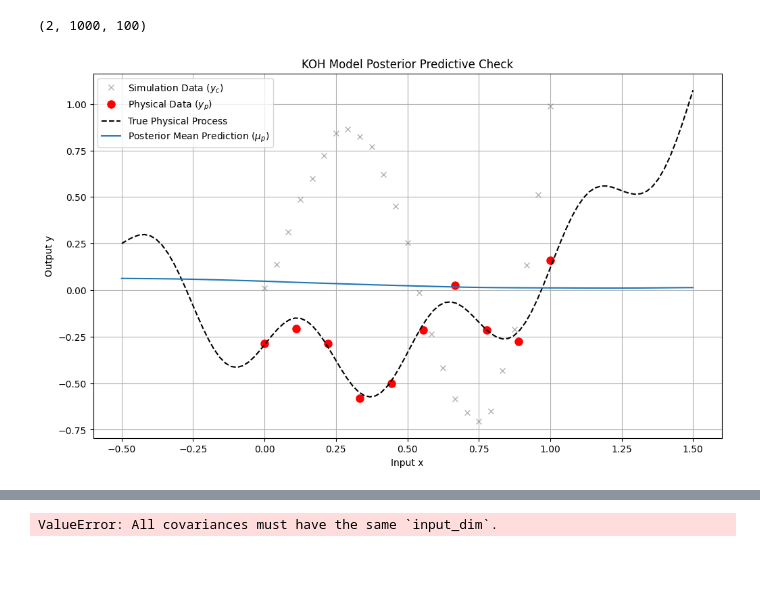
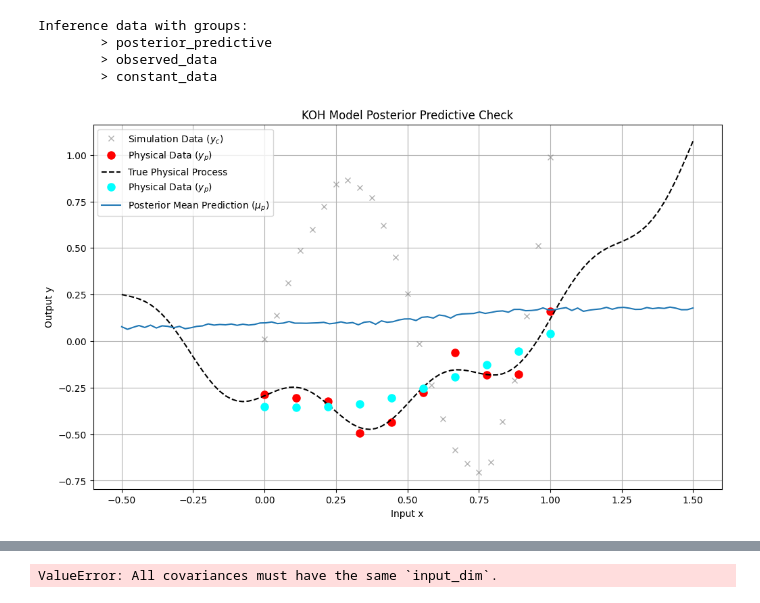
Before and after one commit to Sangwon91/pymc-gp, a Jupyter notebook: koh-example.ipynb, the cells around one changed output, grey strips where cells are left out. Drawn from its saved outputs; the diff is of its cells as text; code cells hidden in the pictures; blank space fills up the shorter version.

```diff
--- a/koh-example.ipynb
+++ b/koh-example.ipynb
@@ -5,6 +5,8 @@ import numpy as np
 import arviz as az
 import matplotlib.pyplot as plt
 import pytensor.tensor as pt
+import pytensor
+pytensor.config.mode == 'NUMBA'
 
 np.random.seed(42)
 
@@ -22,7 +24,7 @@ N_p = 10
 X_p_np = np.linspace(0, 1, N_p)
 theta_true = 0.6
 def physical_process(x, theta):
-    discrepancy = np.sin(x * 4 * np.pi) * 0.2
+    discrepancy = np.sin(x * 4 * np.pi) * 0.1
     return computer_model(x, theta) + discrepancy
 y_p = physical_process(X_p_np, theta_true) + np.random.normal(0, 0.05, size=N_p)
 
@@ -70,6 +72,6 @@ with pm.Model() as koh_model:
     y_p_obs = pm.Normal("y_p_obs", mu=mu_p_final, sigma=sigma_p, observed=y_p_shared)
 
     ### --- (추가) 4. MCMC 샘플링 실행 --- ###
-    trace = pm.sample(1000, tune=1000, chains=2, target_accept=0.95)
+    trace = pm.sample(300, tune=300, chains=2)
 # %% [output]
 Initializing NUTS using jitter+adapt_diag...
@@ -99,7 +110,7 @@ with koh_model:
         trace,
         var_names=["y_p_obs", "mu_p_final"],
         # ✅ observed를 사용하지 않도록 설정
-        predictions=True
+        predictions=False,
     )
 # %% [output]
 Sampling: [f_p_delta_rotated_, f_p_eta_rotated_, y_p_obs]
@@ -127,41 +119,54 @@ Attributes:
-# %%
-mu_pred.shape
-# %% [output]
-(2, 1000, 100)
+# %%
+posterior_predictive
+# %% [output]
+Inference data with groups:
+        > posterior_predictive
+        > observed_data
+        > constant_data
 # %%
 
 ### --- (추가) 6. 결과 시각화 --- ###
 
 plt.figure(figsize=(12, 7))
 
 # 후험 예측 샘플에서 데이터 추출
 # pred_samples = az.extract(posterior_predictive.predictions)
-pred_samples = posterior_predictive.predictions
+# pred_samples = posterior_predictive.predictions
+pred_samples = posterior_predictive.posterior_predictive
 y_pred = pred_samples['y_p_obs']
 mu_pred = pred_samples['mu_p_final']
 
 # 예측값의 평균과 신뢰구간(HDI) 계산
 mu_mean = mu_pred.mean(axis=(0, 1))
-y_hdi = az.hdi(y_pred, hdi_prob=0.94)
-mu_hdi = az.hdi(mu_pred, hdi_prob=0.94)
+y_hdi = az.hdi(y_pred, hdi_prob=0.94)['y_p_obs'].values
+mu_hdi = az.hdi(mu_pred, hdi_prob=0.94)['mu_p_final'].values
+
+mu_mean2 = trace.posterior["mu_p_final"].values.mean(axis=(0, 1))
+# y_hdi = az.hdi(trace.posterior["y_p_obs"].values, hdi_prob=0.94)['y_p_obs'].values
+# mu_hdi = az.hdi(trace.posterior["mu_p_final"].values, hdi_prob=0.94)['mu_p_final'].values
 
 # 원본 데이터 플로팅
 plt.plot(X_c_np, y_c, 'x', color='gray', alpha=0.6, label='Simulation Data ($y_c$)')
 plt.plot(X_p_np, y_p, 'o', color='red', markersize=8, label='Physical Data ($y_p$)')
 plt.plot(X_new.ravel(), physical_process(X_new.ravel(), theta_true), '--', color='black', label='True Physical Process')
 
+# 샘플된 예측 결과 플로팅
+plt.plot(X_p_np, mu_mean2, 'o', color='cyan', markersize=8, label='Physical Data ($y_p$)')
+# plt.show()
+
+
 # 예측 결과 플로팅
-plt.plot(X_new.ravel(), mu_mean, color='C0', label='Posterior Mean Prediction ($\mu_{p}$)')
+plt.plot(X_new.ravel(), y_pred.mean(axis=(0, 1)), color='C0', label='Posterior Mean Prediction ($\mu_{p}$)')
 # # 평균에 대한 불확실성 (함수 자체의 불확실성)
 # plt.fill_between(X_new.ravel(), mu_hdi[:, 0], mu_hdi[:, 1], color='C0', alpha=0.3, label='94% HDI for Mean')
 # # 개별 관측값에 대한 불확실성 (함수 불확실성 + 관측 노이즈)
 # plt.fill_between(X_new.ravel(), y_hdi[:, 0], y_hdi[:, 1], color='C0', alpha=0.15, label='94% HDI for Observation ($y_{p}$)')
 
 plt.title('KOH Model Posterior Predictive Check')
 plt.xlabel('Input x')
 plt.ylabel('Output y')
 plt.legend(loc='upper left')
 plt.grid(True)
 plt.show()
 # %% [output]
-[figure, old version]
+[figure, new version]
```
Also changed, not shown: parts of 4 cells of this notebook, 5 other files.
